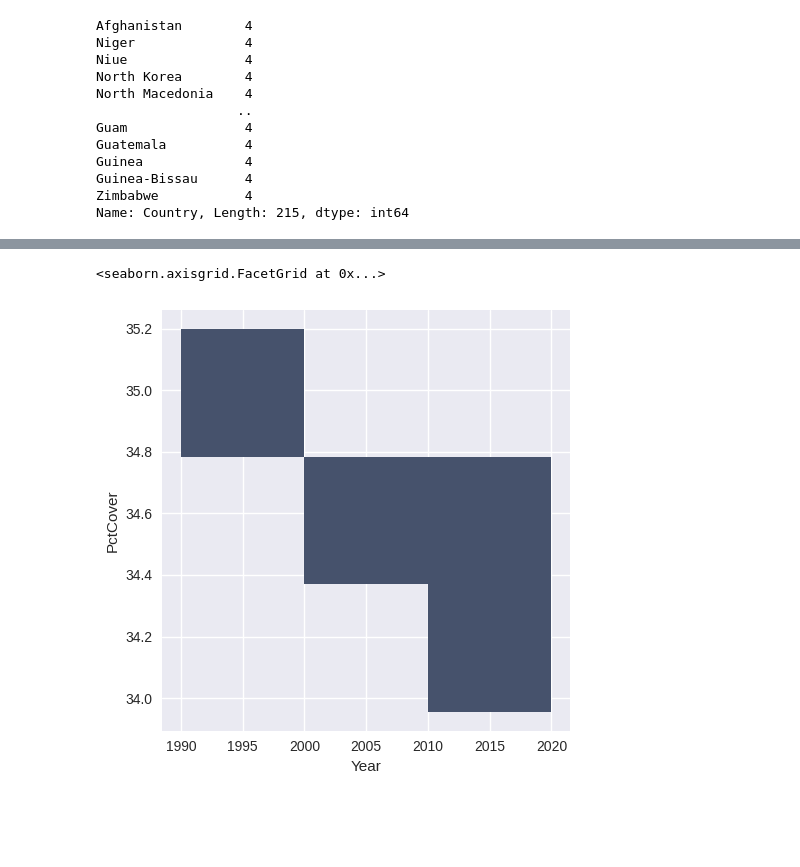
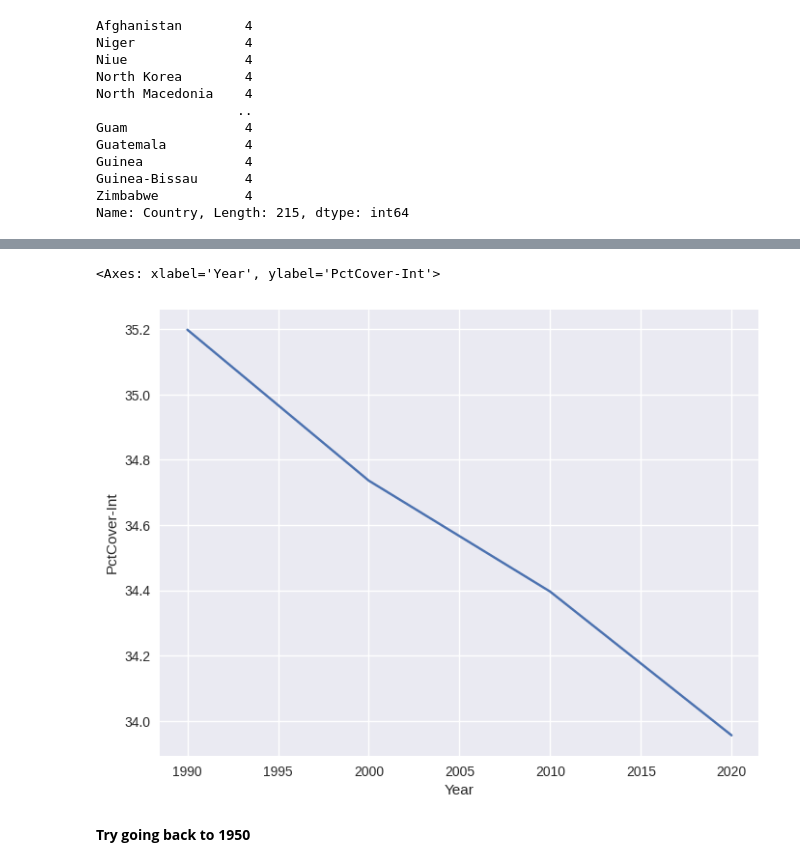
Before and after one commit to kentbutler/climate-data-model, a Jupyter notebook: src/Dataset_EDA.ipynb, the cells around one changed output, grey strips where cells are left out. Saved outputs shown, nothing was run; the diff lists cells and outputs as text; code cells hidden in the pictures; blank space fills up the shorter version.

Commit message:
checkpoint post cv; policy data comparison; build model factory

```diff
--- a/src/Dataset_EDA.ipynb
+++ b/src/Dataset_EDA.ipynb
@@ -900,0 +946,9 @@ vz
+# %%
+# Now move date OUT of ref index for merging
+df_ref = df_ref.reset_index().rename(columns={'index':'date'})
+# %%
+# Merge our data into ref frame
+df_ref = df_ref.merge(vz, how='outer', on='date', suffixes=['net'])
+# %%
+# Now put the date back into the index so we can use interpolate()
+df_ref.set_index(df_ref['date'], inplace=True)
@@ -901,5 +972,7 @@ vz
+# %%
+df_ref['PctCover-Int'] = df_ref['PctCover'].interpolate(method='time')
 # %%
-sns.displot(data=vz, x="Year", y="PctCover")
+sns.lineplot(data=df_ref, x="Year", y="PctCover-Int")
 # %% [output]
-<seaborn.axisgrid.FacetGrid at 0x...>
+<Axes: xlabel='Year', ylabel='PctCover-Int'>
-[figure, old version]
+[figure, new version]
@@ -905,0 +982,2 @@ sns.displot(data=vz, x="Year", y="PctCover")
+# %% [markdown]
+**Try going back to 1950**
```
Also changed, not shown: parts of 31 cells of this notebook, 21 other files.
